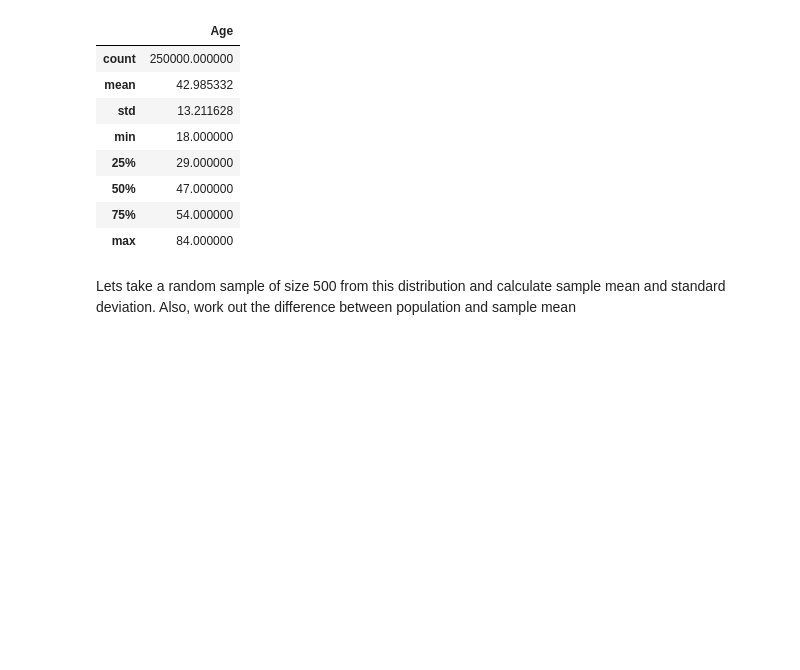
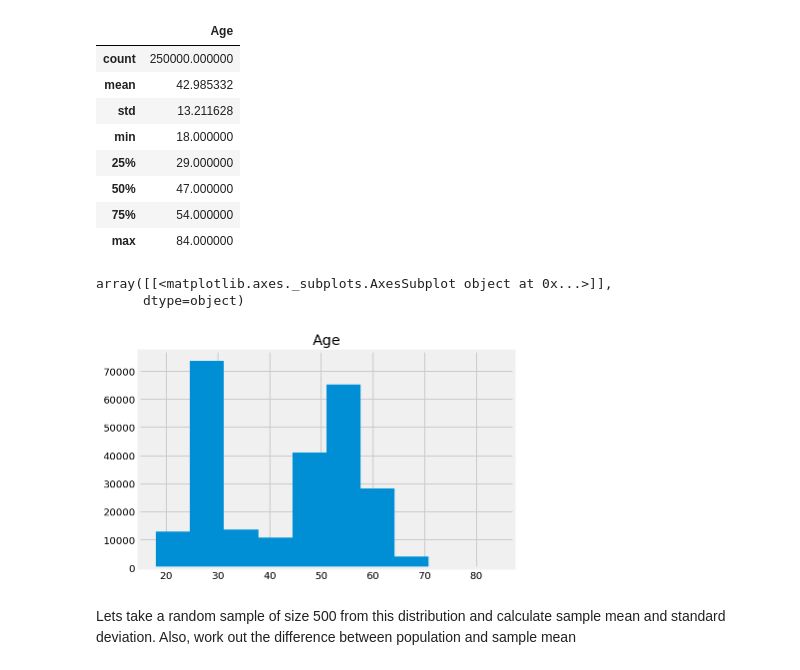
Before and after one commit to kevzha/dsc-2-19-15-confidence-intervals-lab-nyc-ds-career-012819, a Jupyter notebook: index.ipynb, the cells around one changed output. Saved outputs shown, nothing was run; the diff lists cells and outputs as text; code cells hidden in the pictures; blank space fills up the shorter version.

```diff
--- a/index.ipynb
+++ b/index.ipynb
@@ -74,7 +74,11 @@ pop_ages.describe()
 | max | 84.000000 |
 # %%
 # Draw a histogram for pop ages
-pop
+pop_ages.hist()
+# %% [output]
+array([[<matplotlib.axes._subplots.AxesSubplot object at 0x...>]],
+      dtype=object)
+[figure, added]
 # %% [markdown]
 Lets take a random sample of size 500 from this distribution and calculate sample mean and standard deviation. Also, work out the difference between population and sample mean
 # %%
```
